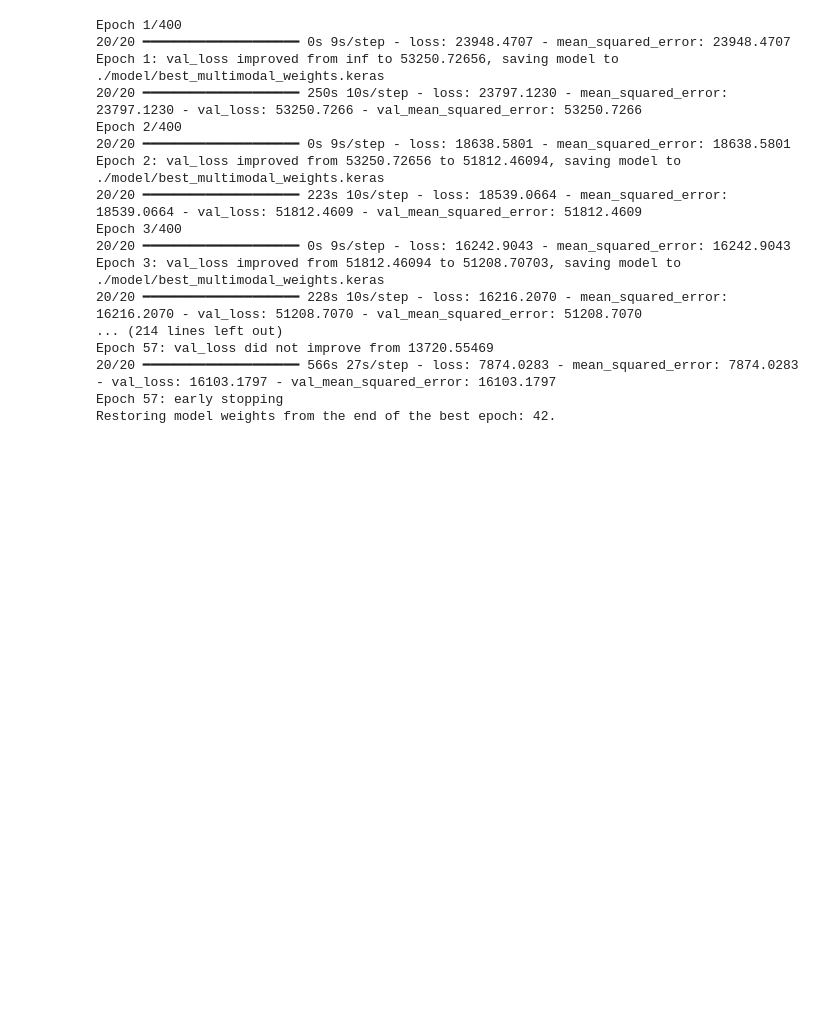
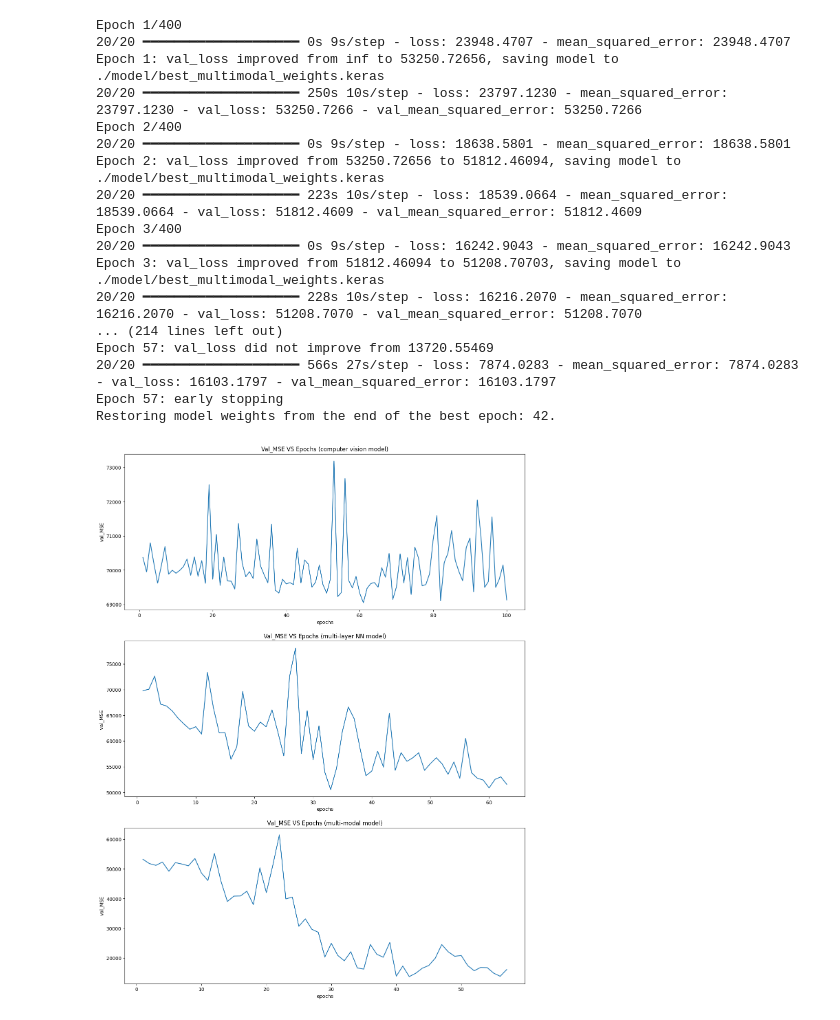
Before and after one commit to HossamAbdelrhman/DA_Final_Project, a Jupyter notebook: multimodal_archit.ipynb, the cells around one changed output. Drawn from its saved outputs; the diff is of its cells as text; code cells hidden in the pictures; blank space fills up the shorter version.

```diff
--- a/multimodal_archit.ipynb
+++ b/multimodal_archit.ipynb
@@ -516,3 +516,31 @@ Epoch 57: val_loss did not improve from 13720.55469
 20/20 ━━━━━━━━━━━━━━━━━━━━ 566s 27s/step - loss: 7874.0283 - mean_squared_error: 7874.0283 - val_loss: 16103.1797 - val_mean_squared_error: 16103.1797
 Epoch 57: early stopping
 Restoring model weights from the end of the best epoch: 42.
+# %%
+%matplotlib inline
+val_mse_cv = hist.history['val_mse']
+val_mse_std = hist_std.history['val_mean_squared_error']
+val_mse_multi = hist_multimodal.history['val_mean_squared_error']
+
+plt.figure(figsize=(15, 20))
+plt.subplot(311)
+plt.plot(list(range(1, len(val_mse_cv)+1)), val_mse_cv, linestyle='-')
+plt.ylabel('val_MSE')
+plt.xlabel('epochs')
+plt.title('Val_MSE VS Epochs (computer vision model)')
+
+plt.subplot(312)
+plt.plot(list(range(1, len(val_mse_std)+1)), val_mse_std, linestyle='-')
+plt.ylabel('val_MSE ')
+plt.xlabel('epochs')
+plt.title('Val_MSE VS Epochs (multi-layer NN model)')
+
+plt.subplot(313)
+plt.plot(list(range(1, len(val_mse_multi)+1)), val_mse_multi, linestyle='-')
+plt.ylabel('val_MSE')
+plt.xlabel('epochs')
+plt.title('Val_MSE VS Epochs (multi-modal model)')
+
+plt.show()
+# %% [output]
+[figure, added]
```
Also changed, not shown: parts of 1 cell of this notebook.
